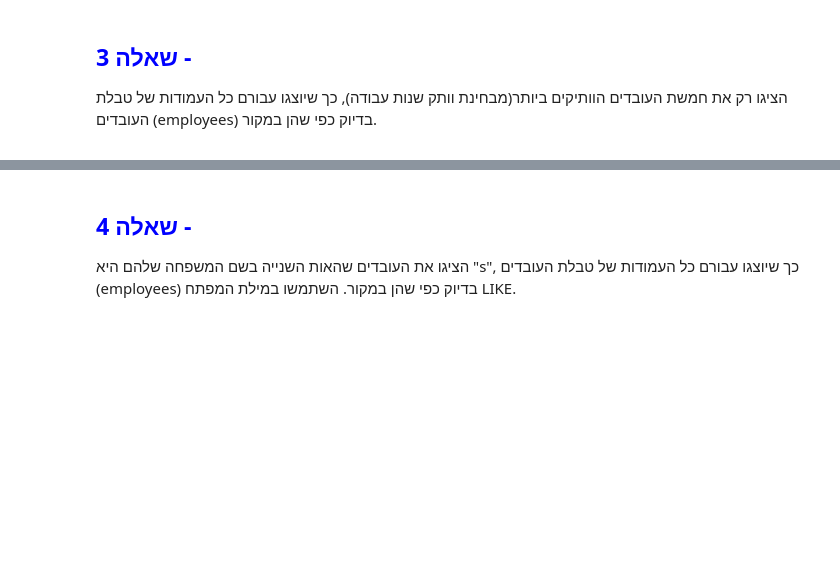
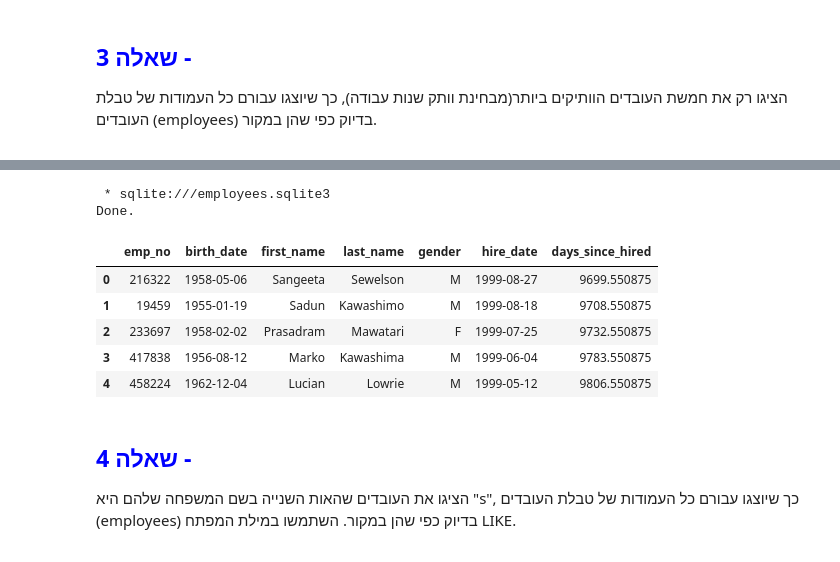
Before and after one commit to amit-eyal/campus_il_sql_course, a Jupyter notebook: SqlExercise5.ipynb, the cells around one changed output, grey strips where cells are left out. Cells and saved outputs as stored; diff of their text form; code cells hidden in the pictures; blank space fills up the shorter version.

```diff
--- a/SqlExercise5.ipynb
+++ b/SqlExercise5.ipynb
@@ -205,3 +208,18 @@ Done.
+# %%
+%%sql
+select e.*, julianday('now') - julianday(e.hire_date) AS days_since_hired
+from employees as e
+order by e.hire_date desc
+limit 5
+# %% [output]
+ * sqlite:///employees.sqlite3
+Done.
+|  | emp_no | birth_date | first_name | last_name | gender | hire_date | days_since_hired |
+| 0 | 216322 | 1958-05-06 | Sangeeta | Sewelson | M | 1999-08-27 | 9699.550875 |
+| 1 | 19459 | 1955-01-19 | Sadun | Kawashimo | M | 1999-08-18 | 9708.550875 |
+| 2 | 233697 | 1958-02-02 | Prasadram | Mawatari | F | 1999-07-25 | 9732.550875 |
+| 3 | 417838 | 1956-08-12 | Marko | Kawashima | M | 1999-06-04 | 9783.550875 |
+| 4 | 458224 | 1962-12-04 | Lucian | Lowrie | M | 1999-05-12 | 9806.550875 |
 # %% [markdown]
 <div dir="rtl">
 
```
Also changed, not shown: parts of 9 cells of this notebook.
